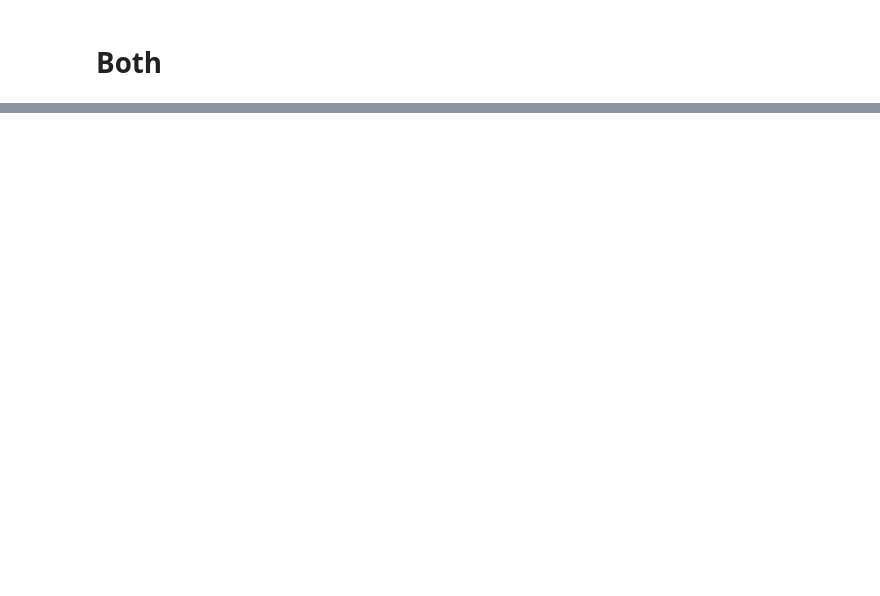
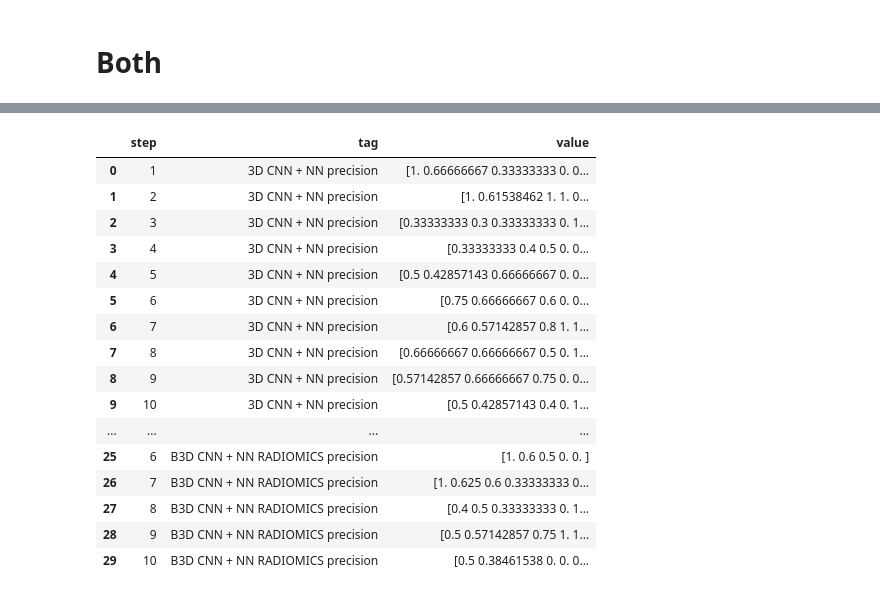
Before and after one commit to erik-tt/AI_kidney_diagnosis_assistant, a Jupyter notebook: ML/classification/results/plots.ipynb, the cells around one changed output, grey strips where cells are left out. Cells and saved outputs as stored; diff of their text form; code cells hidden in the pictures; blank space fills up the shorter version.

```diff
--- a/ML/classification/results/plots.ipynb
+++ b/ML/classification/results/plots.ipynb
@@ -134,0 +236,20 @@ plt.show()
+# %%
+df_both_pr.head(30)
+# %% [output]
+|  | step | tag | value |
+| 0 | 1 | 3D CNN + NN precision | [1. 0.66666667 0.33333333 0. 0... |
+| 1 | 2 | 3D CNN + NN precision | [1. 0.61538462 1. 1. 0... |
+| 2 | 3 | 3D CNN + NN precision | [0.33333333 0.3 0.33333333 0. 1... |
+| 3 | 4 | 3D CNN + NN precision | [0.33333333 0.4 0.5 0. 0... |
+| 4 | 5 | 3D CNN + NN precision | [0.5 0.42857143 0.66666667 0. 0... |
+| 5 | 6 | 3D CNN + NN precision | [0.75 0.66666667 0.6 0. 0... |
+| 6 | 7 | 3D CNN + NN precision | [0.6 0.57142857 0.8 1. 1... |
+| 7 | 8 | 3D CNN + NN precision | [0.66666667 0.66666667 0.5 0. 1... |
+| 8 | 9 | 3D CNN + NN precision | [0.57142857 0.66666667 0.75 0. 0... |
+| 9 | 10 | 3D CNN + NN precision | [0.5 0.42857143 0.4 0. 1... |
+| ... | ... | ... | ... |
+| 25 | 6 | B3D CNN + NN RADIOMICS precision | [1. 0.6 0.5 0. 0. ] |
+| 26 | 7 | B3D CNN + NN RADIOMICS precision | [1. 0.625 0.6 0.33333333 0... |
+| 27 | 8 | B3D CNN + NN RADIOMICS precision | [0.4 0.5 0.33333333 0. 1... |
+| 28 | 9 | B3D CNN + NN RADIOMICS precision | [0.5 0.57142857 0.75 1. 1... |
+| 29 | 10 | B3D CNN + NN RADIOMICS precision | [0.5 0.38461538 0. 0. 0... |
```
Also changed, not shown: parts of 15 cells of this notebook.
